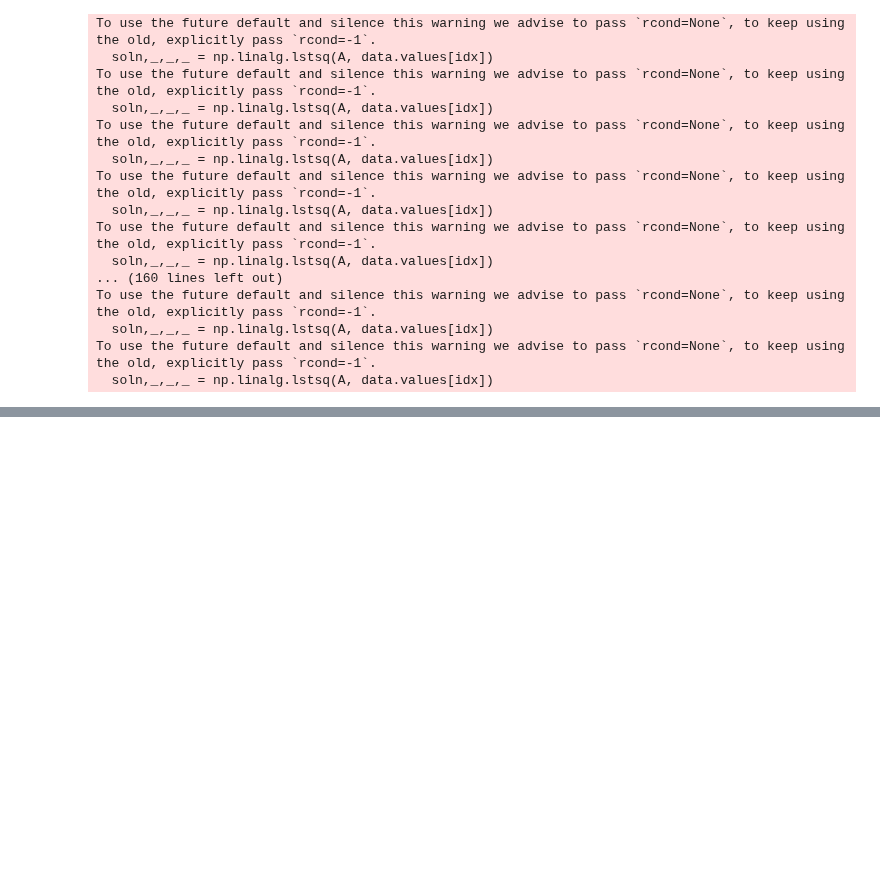
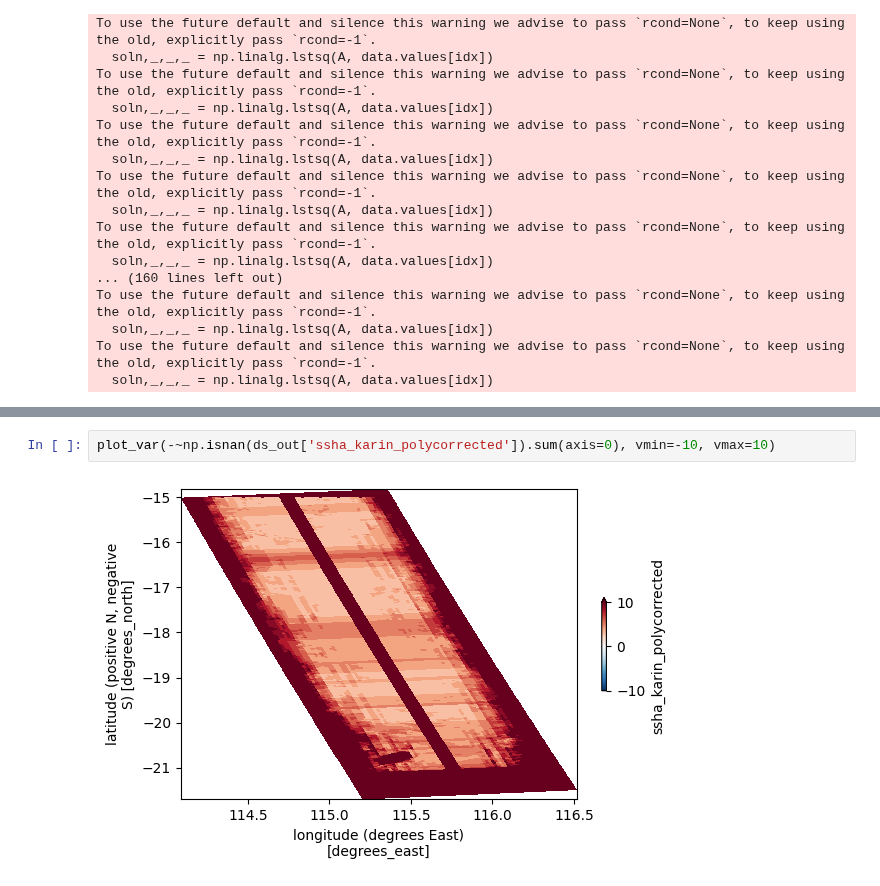
Before and after one commit to TIDE-ITRH/swot_adac_naust, a Jupyter notebook: NOTEBOOKS/calc_swot_karin_correction.ipynb, the cells around one changed output, grey strips where cells are left out. Saved outputs shown, nothing was run; the diff lists cells and outputs as text; blank space fills up the shorter version.

```diff
--- a/NOTEBOOKS/calc_swot_karin_correction.ipynb
+++ b/NOTEBOOKS/calc_swot_karin_correction.ipynb
@@ -181,4 +226,8 @@ Dimensions without coordinates: num_lines, num_pixels
 Data variables:
     ssha_karin_polycorrected  (satpass, num_lines, num_pixels) float64 nan .....
     polynomial_correction     (satpass, num_lines, num_pixels) float64 nan .....
+# %%
+plot_var(-~np.isnan(ds_out['ssha_karin_polycorrected']).sum(axis=0), vmin=-10, vmax=10)
+# %% [output]
+[figure, added]
 # %%
```
Also changed, not shown: parts of 8 cells of this notebook, 1 other file.
